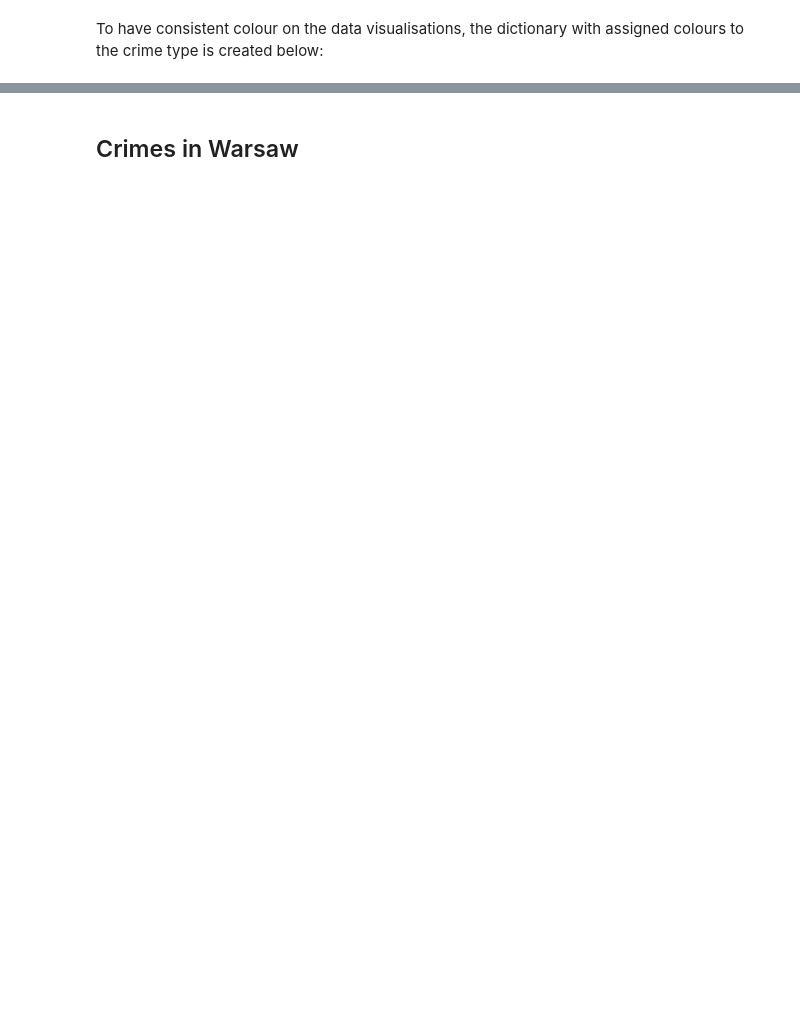
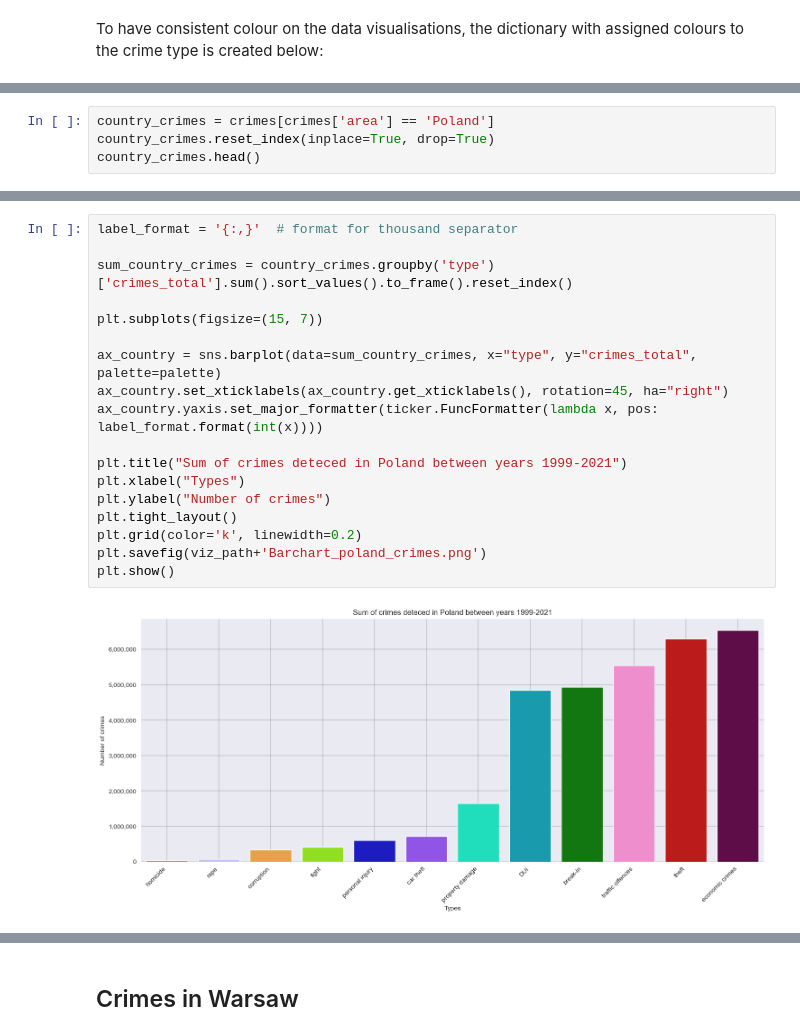
Before and after one commit to a-chmielewski/data-cleaning-EDA, a Jupyter notebook: Crimes_in_Poland.ipynb, the cells around one changed output, grey strips where cells are left out. Saved outputs shown, nothing was run; the diff lists cells and outputs as text; blank space fills up the shorter version.

```diff
--- a/Crimes_in_Poland.ipynb
+++ b/Crimes_in_Poland.ipynb
@@ -183,0 +197,4 @@ palette
+# %%
+country_crimes = crimes[crimes['area'] == 'Poland']
+country_crimes.reset_index(inplace=True, drop=True)
+country_crimes.head()
@@ -183,0 +208,20 @@ palette
+# %%
+label_format = '{:,}'  # format for thousand separator
+
+sum_country_crimes = country_crimes.groupby('type')['crimes_total'].sum().sort_values().to_frame().reset_index()
+
+plt.subplots(figsize=(15, 7))
+
+ax_country = sns.barplot(data=sum_country_crimes, x="type", y="crimes_total", palette=palette)
+ax_country.set_xticklabels(ax_country.get_xticklabels(), rotation=45, ha="right")
+ax_country.yaxis.set_major_formatter(ticker.FuncFormatter(lambda x, pos: label_format.format(int(x))))
+
+plt.title("Sum of crimes deteced in Poland between years 1999-2021")
+plt.xlabel("Types")
+plt.ylabel("Number of crimes")
+plt.tight_layout()
+plt.grid(color='k', linewidth=0.2)
+plt.savefig(viz_path+'Barchart_poland_crimes.png')
+plt.show()
+# %% [output]
+[figure, added]
```
Also changed, not shown: parts of 53 cells of this notebook, 4 other files.
